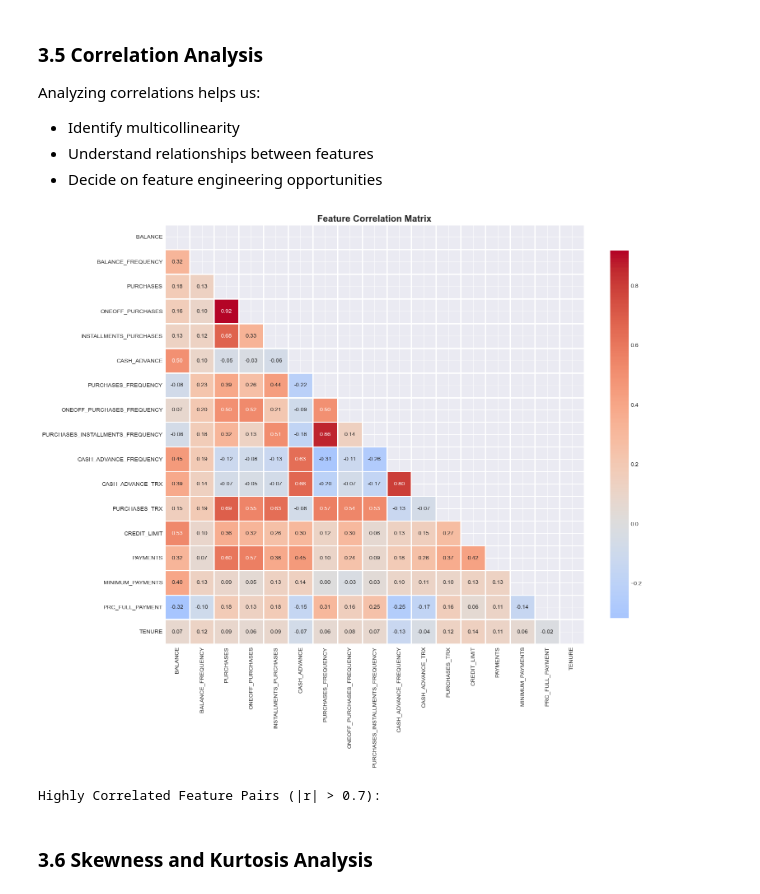
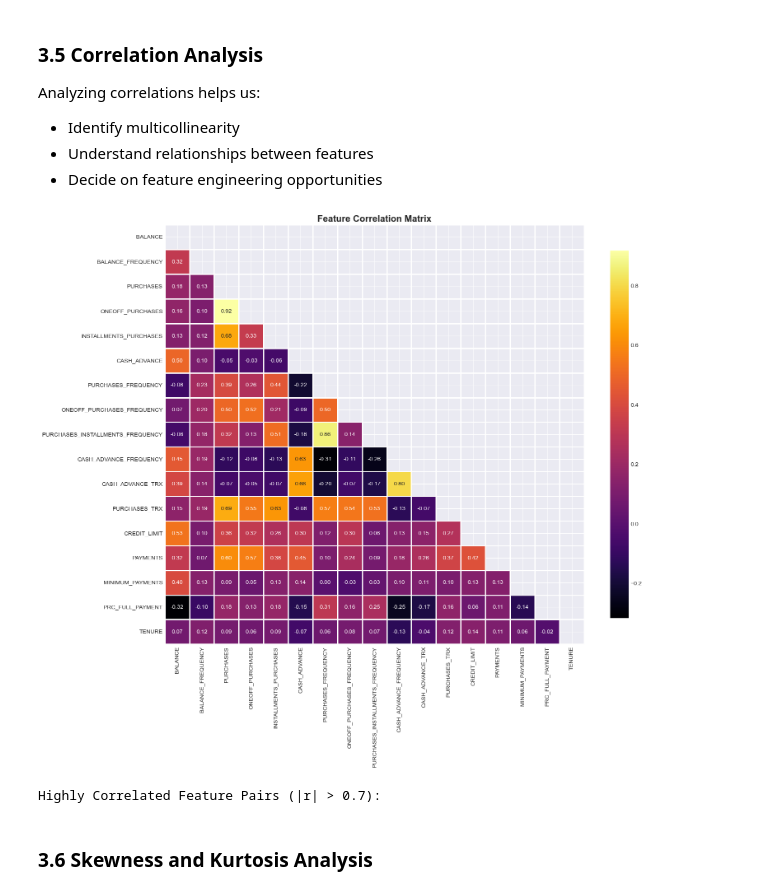
Before and after one commit to AnoukHecht/KDT_Paper_3, a Jupyter notebook: clustering_analysis.ipynb, the cells around one changed output. Drawn from its saved outputs; the diff is of its cells as text; code cells hidden in the pictures.

```diff
--- a/clustering_analysis.ipynb
+++ b/clustering_analysis.ipynb
@@ -285,33 +285,33 @@ Analyzing correlations helps us:
 # %%
 # Correlation matrix
 correlation_matrix = df[numerical_features].corr()
 
 # Plot correlation heatmap
 plt.figure(figsize=(16, 14))
 mask = np.triu(np.ones_like(correlation_matrix, dtype=bool))
 sns.heatmap(correlation_matrix, mask=mask, annot=True, fmt='.2f',
-            cmap='coolwarm', center=0, square=True, linewidths=1,
+            cmap='inferno', square=True, linewidths=1,
             cbar_kws={"shrink": 0.8})
 plt.title('Feature Correlation Matrix', fontsize=16, fontweight='bold')
 plt.tight_layout()
 plt.show()
 
 # Identify highly correlated pairs
 high_corr_pairs = []
 for i in range(len(correlation_matrix.columns)):
     for j in range(i+1, len(correlation_matrix.columns)):
         if abs(correlation_matrix.iloc[i, j]) > 0.7:
             high_corr_pairs.append({
                 'Feature 1': correlation_matrix.columns[i],
                 'Feature 2': correlation_matrix.columns[j],
                 'Correlation': correlation_matrix.iloc[i, j]
             })
 
 if high_corr_pairs:
     print("\nHighly Correlated Feature Pairs (|r| > 0.7):")
     pd.DataFrame(high_corr_pairs).sort_values('Correlation', key=abs, ascending=False)
 # %% [output]
-[figure, old version]
+[figure, new version]
 Highly Correlated Feature Pairs (|r| > 0.7):
 # %% [markdown]
 ### 3.6 Skewness and Kurtosis Analysis
```
Also changed, not shown: 1 other file.
